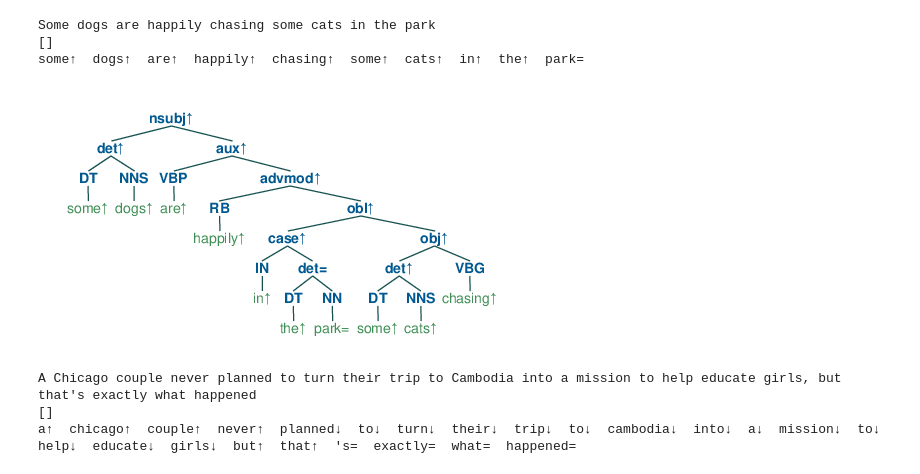
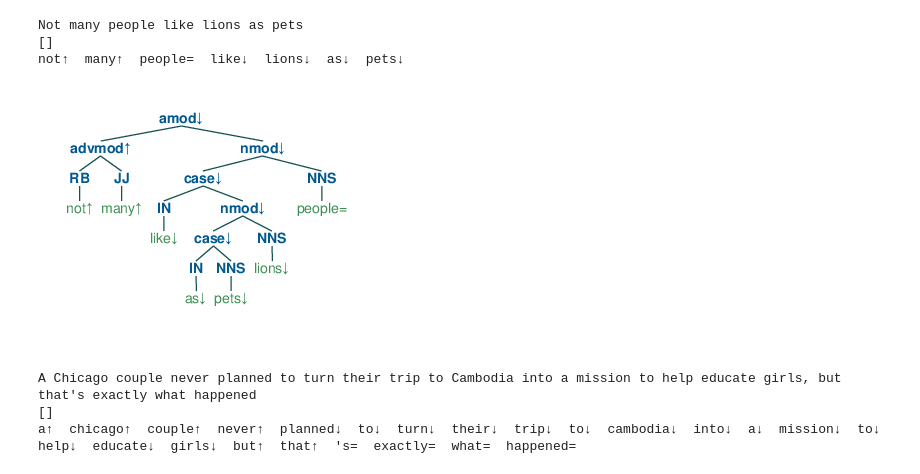
Before and after one commit to eric11eca/Udep2Mono, a Jupyter notebook: src/Udep2Mono.ipynb, the cells around one changed output. Saved outputs shown, nothing was run; the diff lists cells and outputs as text; code cells hidden in the pictures.

```diff
--- a/src/Udep2Mono.ipynb
+++ b/src/Udep2Mono.ipynb
@@ -1021,10 +1109,10 @@ most↑  young=  animals=  who=  some=  beagle=  is=  afrid=  of=  scratched↑
-# %%
-run_polarize_pipeline(["Some dogs are happily chasing some cats in the park"], verbose=0)
-# %% [output]
-Some dogs are happily chasing some cats in the park
-[]
-some↑  dogs↑  are↑  happily↑  chasing↑  some↑  cats↑  in↑  the↑  park=
-[figure, removed]
+# %%
+run_polarize_pipeline(["Not many people like lions as pets"], verbose=0)
+# %% [output]
+Not many people like lions as pets
+[]
+not↑  many↑  people=  like↓  lions↓  as↓  pets↓
+[figure, added]
 # %%
 run_polarize_pipeline(["I have never seen a hummingbird not flying"], verbose=0)
 # %% [output]
```
Also changed, not shown: parts of 8 cells of this notebook, 6 other files.
